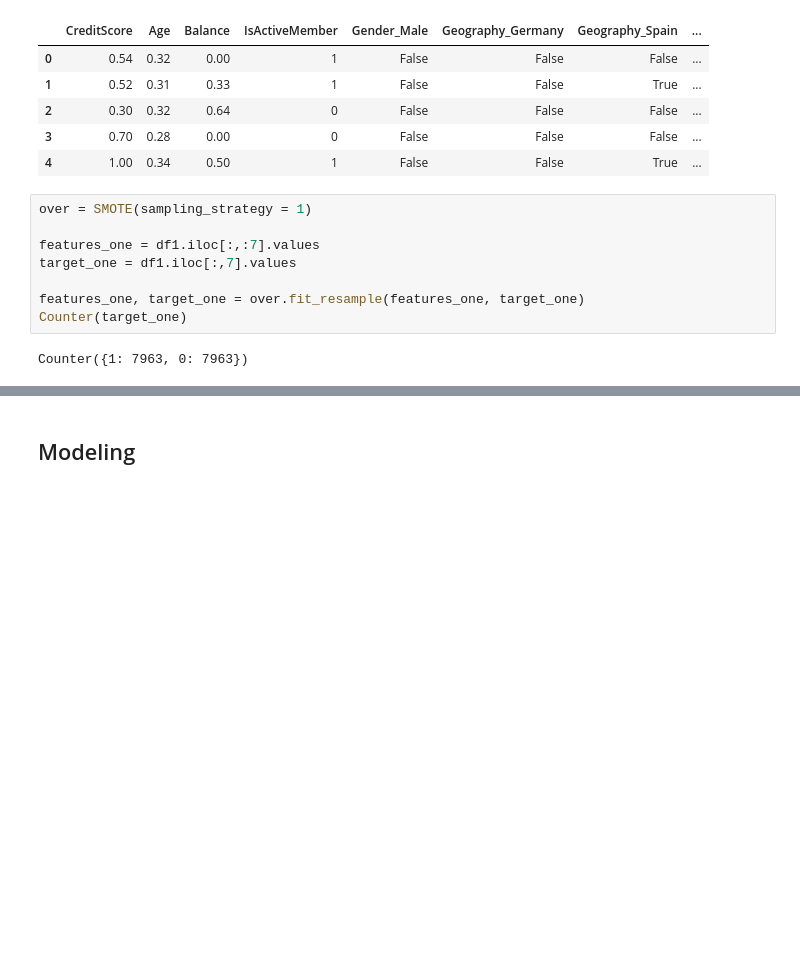
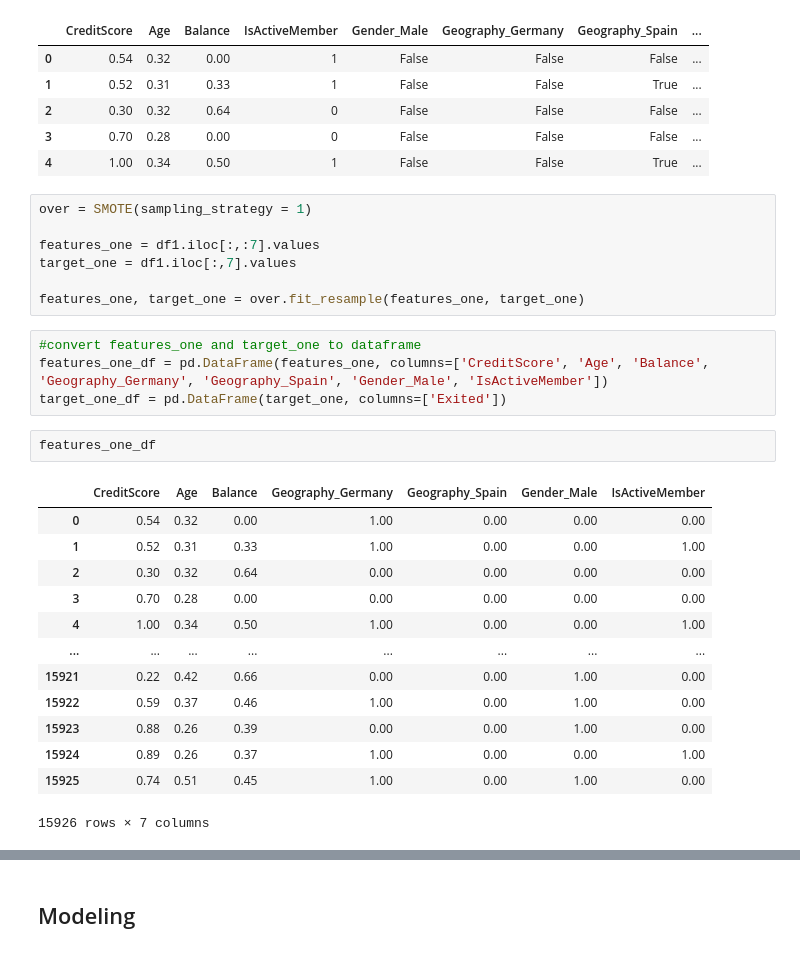
Before and after one commit to jacquesbilombe/CRM-Customer-Churn-Score, a Jupyter notebook: CustomerChurn.ipynb, the cells around one changed output, grey strips where cells are left out. Saved outputs shown, nothing was run; the diff lists cells and outputs as text; blank space fills up the shorter version.

```diff
--- a/CustomerChurn.ipynb
+++ b/CustomerChurn.ipynb
@@ -345,6 +345,23 @@ features_one = df1.iloc[:,:7].values
 target_one = df1.iloc[:,7].values
 
 features_one, target_one = over.fit_resample(features_one, target_one)
-Counter(target_one)
-# %% [output]
-Counter({1: 7963, 0: 7963})
+# %%
+#convert features_one and target_one to dataframe
+features_one_df = pd.DataFrame(features_one, columns=['CreditScore', 'Age', 'Balance', 'Geography_Germany', 'Geography_Spain', 'Gender_Male', 'IsActiveMember'])
+target_one_df = pd.DataFrame(target_one, columns=['Exited'])
+# %%
+features_one_df
+# %% [output]
+|  | CreditScore | Age | Balance | Geography_Germany | Geography_Spain | Gender_Male | IsActiveMember |
+| 0 | 0.54 | 0.32 | 0.00 | 1.00 | 0.00 | 0.00 | 0.00 |
+| 1 | 0.52 | 0.31 | 0.33 | 1.00 | 0.00 | 0.00 | 1.00 |
+| 2 | 0.30 | 0.32 | 0.64 | 0.00 | 0.00 | 0.00 | 0.00 |
+| 3 | 0.70 | 0.28 | 0.00 | 0.00 | 0.00 | 0.00 | 0.00 |
+| 4 | 1.00 | 0.34 | 0.50 | 1.00 | 0.00 | 0.00 | 1.00 |
+| ... | ... | ... | ... | ... | ... | ... | ... |
+| 15921 | 0.22 | 0.42 | 0.66 | 0.00 | 0.00 | 1.00 | 0.00 |
+| 15922 | 0.59 | 0.37 | 0.46 | 1.00 | 0.00 | 1.00 | 0.00 |
+| 15923 | 0.88 | 0.26 | 0.39 | 0.00 | 0.00 | 1.00 | 0.00 |
+| 15924 | 0.89 | 0.26 | 0.37 | 1.00 | 0.00 | 0.00 | 1.00 |
+| 15925 | 0.74 | 0.51 | 0.45 | 1.00 | 0.00 | 1.00 | 0.00 |
+15926 rows × 7 columns
```
Also changed, not shown: parts of 1 cell of this notebook.
